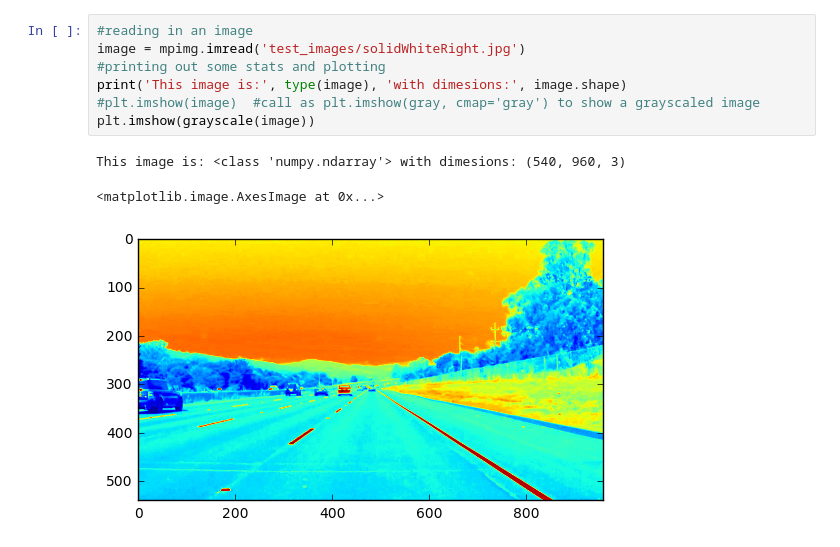
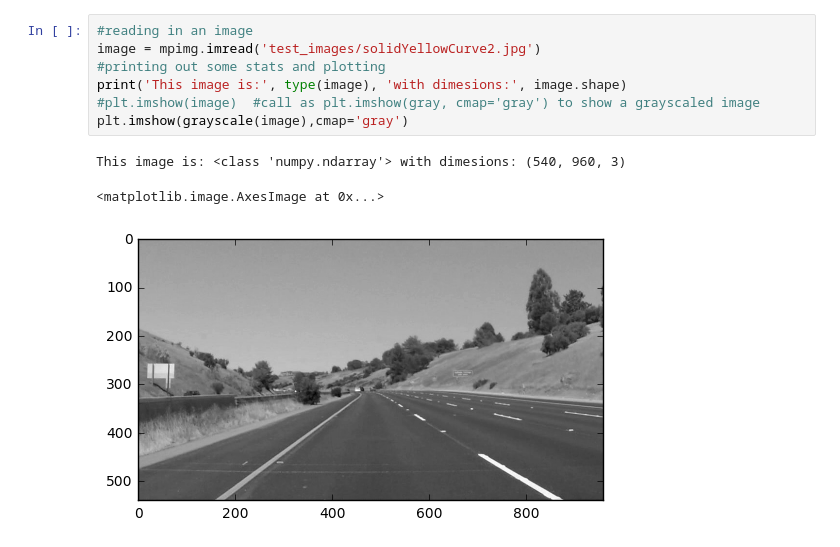
Before and after one commit to sunilp/CarND-LaneLines-P1, a Jupyter notebook: practice.ipynb, the cells around one changed output. Cells and saved outputs as stored; diff of their text form.

```diff
--- a/practice.ipynb
+++ b/practice.ipynb
@@ -161,15 +174,15 @@ def weighted_img(img, initial_img, α=0.8, β=1., λ=0.):
     return cv2.addWeighted(initial_img, α, img, β, λ)
 # %%
 #reading in an image
-image = mpimg.imread('test_images/solidWhiteRight.jpg')
+image = mpimg.imread('test_images/solidYellowCurve2.jpg')
 #printing out some stats and plotting
 print('This image is:', type(image), 'with dimesions:', image.shape)
 #plt.imshow(image)  #call as plt.imshow(gray, cmap='gray') to show a grayscaled image
-plt.imshow(grayscale(image))
+plt.imshow(grayscale(image),cmap='gray')
 # %% [output]
 This image is: <class 'numpy.ndarray'> with dimesions: (540, 960, 3)
 <matplotlib.image.AxesImage at 0x...>
-[figure, old version]
+[figure, new version]
 # %%
 import os
 images = os.listdir("test_images/")
```
Also changed, not shown: parts of 6 cells of this notebook, 5 other files.
